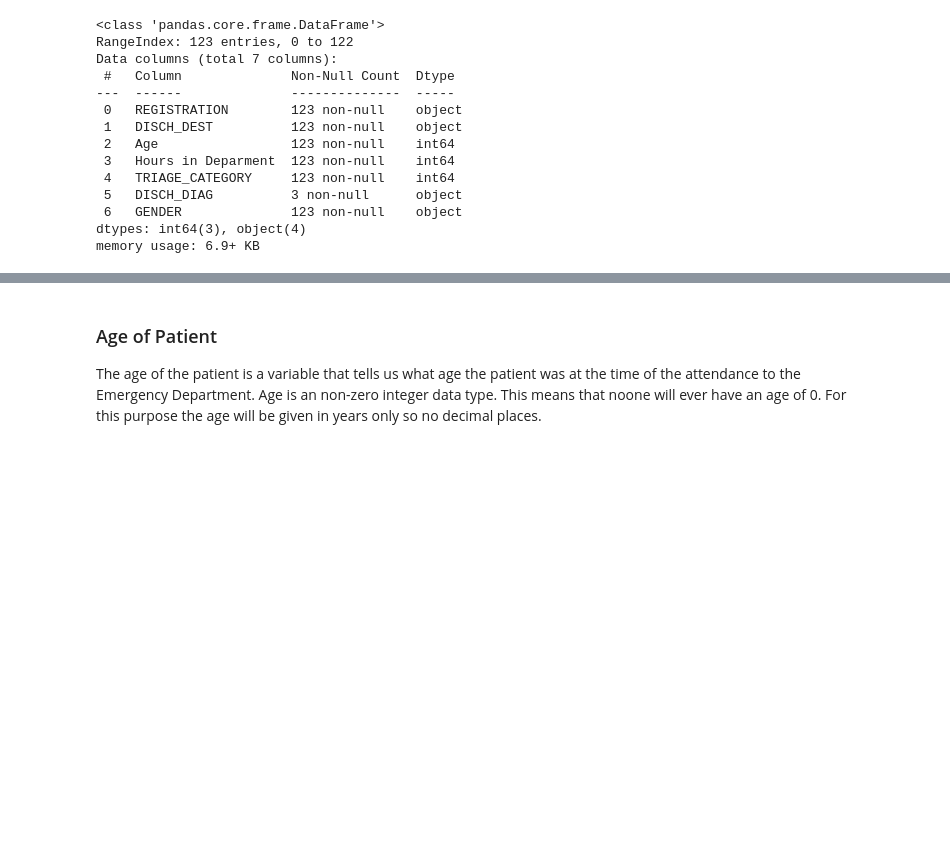
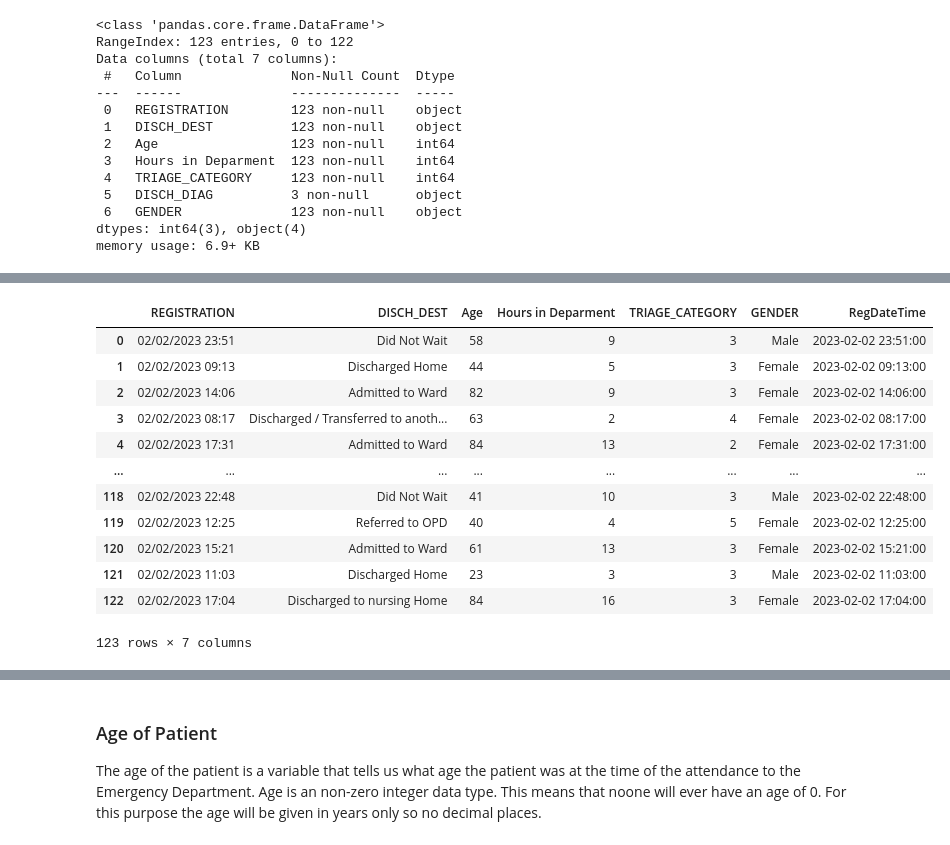
Before and after one commit to AudeAllen/PDA_Assignment, a Jupyter notebook: PDA_Assignment.ipynb, the cells around one changed output, grey strips where cells are left out. Drawn from its saved outputs; the diff is of its cells as text; code cells hidden in the pictures; blank space fills up the shorter version.

Commit message:
Conversion of Registration to datetime Dtype

```diff
--- a/PDA_Assignment.ipynb
+++ b/PDA_Assignment.ipynb
@@ -115,3 +115,14 @@ Data columns (total 7 columns):
  6   GENDER              123 non-null    object
 dtypes: int64(3), object(4)
 memory usage: 6.9+ KB
+# %%
+# I need to convert the REGISTRATION variable into a datetime data type
+
+import pandas as pd
+
+df = pd.read_csv('EDAttendances24Hour.csv')
+
+df['REGISTRATION']
+
+# convert to datetime using pd.to_datetime
+pd.to_datetime(df['REGISTRATION'])
@@ -118 +142,21 @@ memory usage: 6.9+ KB
+# %%
+# I now need to add in a new REGISTRATION field in the datetime format into my dataset
+
+df['RegDateTime'] = pd.to_datetime(df['REGISTRATION'])
+
+df
+# %% [output]
+|  | REGISTRATION | DISCH_DEST | Age | Hours in Deparment | TRIAGE_CATEGORY | GENDER | RegDateTime |
+| 0 | 02/02/2023 23:51 | Did Not Wait | 58 | 9 | 3 | Male | 2023-02-02 23:51:00 |
+| 1 | 02/02/2023 09:13 | Discharged Home | 44 | 5 | 3 | Female | 2023-02-02 09:13:00 |
+| 2 | 02/02/2023 14:06 | Admitted to Ward | 82 | 9 | 3 | Female | 2023-02-02 14:06:00 |
+| 3 | 02/02/2023 08:17 | Discharged / Transferred to anoth... | 63 | 2 | 4 | Female | 2023-02-02 08:17:00 |
+| 4 | 02/02/2023 17:31 | Admitted to Ward | 84 | 13 | 2 | Female | 2023-02-02 17:31:00 |
+| ... | ... | ... | ... | ... | ... | ... | ... |
+| 118 | 02/02/2023 22:48 | Did Not Wait | 41 | 10 | 3 | Male | 2023-02-02 22:48:00 |
+| 119 | 02/02/2023 12:25 | Referred to OPD | 40 | 4 | 5 | Female | 2023-02-02 12:25:00 |
+| 120 | 02/02/2023 15:21 | Admitted to Ward | 61 | 13 | 3 | Female | 2023-02-02 15:21:00 |
+| 121 | 02/02/2023 11:03 | Discharged Home | 23 | 3 | 3 | Male | 2023-02-02 11:03:00 |
+| 122 | 02/02/2023 17:04 | Discharged to nursing Home | 84 | 16 | 3 | Female | 2023-02-02 17:04:00 |
+123 rows × 7 columns
 # %% [markdown]
```
Also changed, not shown: parts of 2 cells of this notebook, 1 other file.
